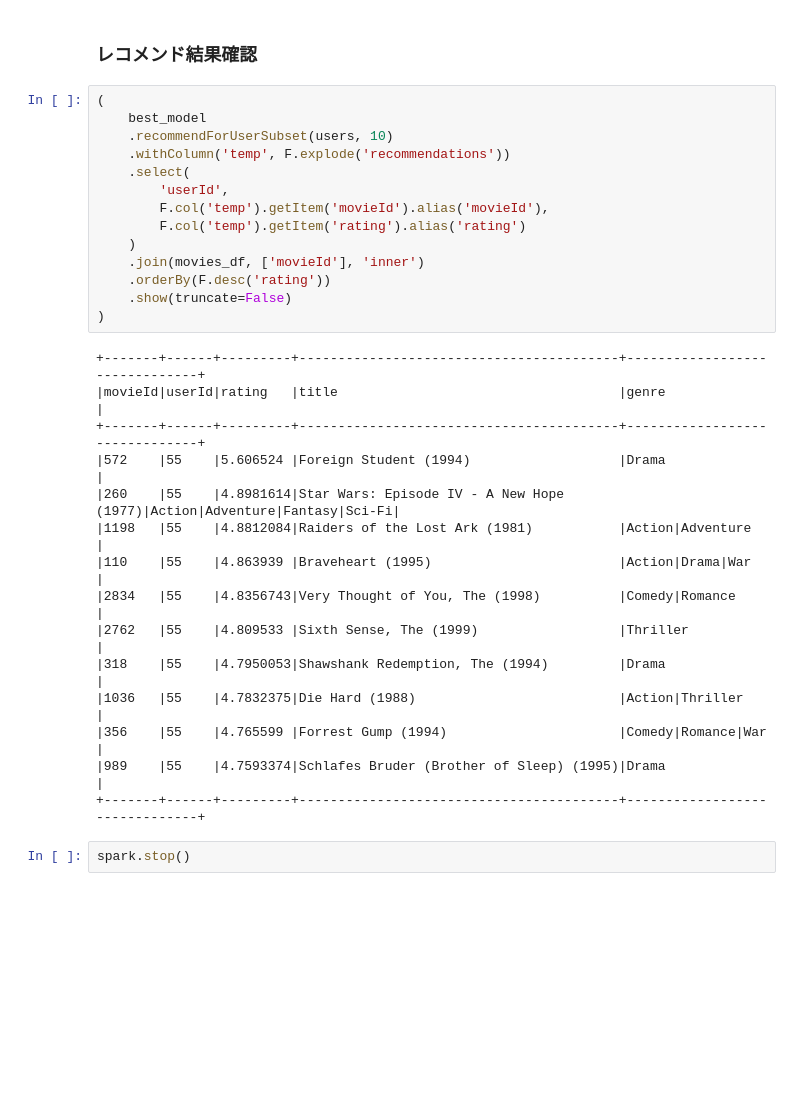
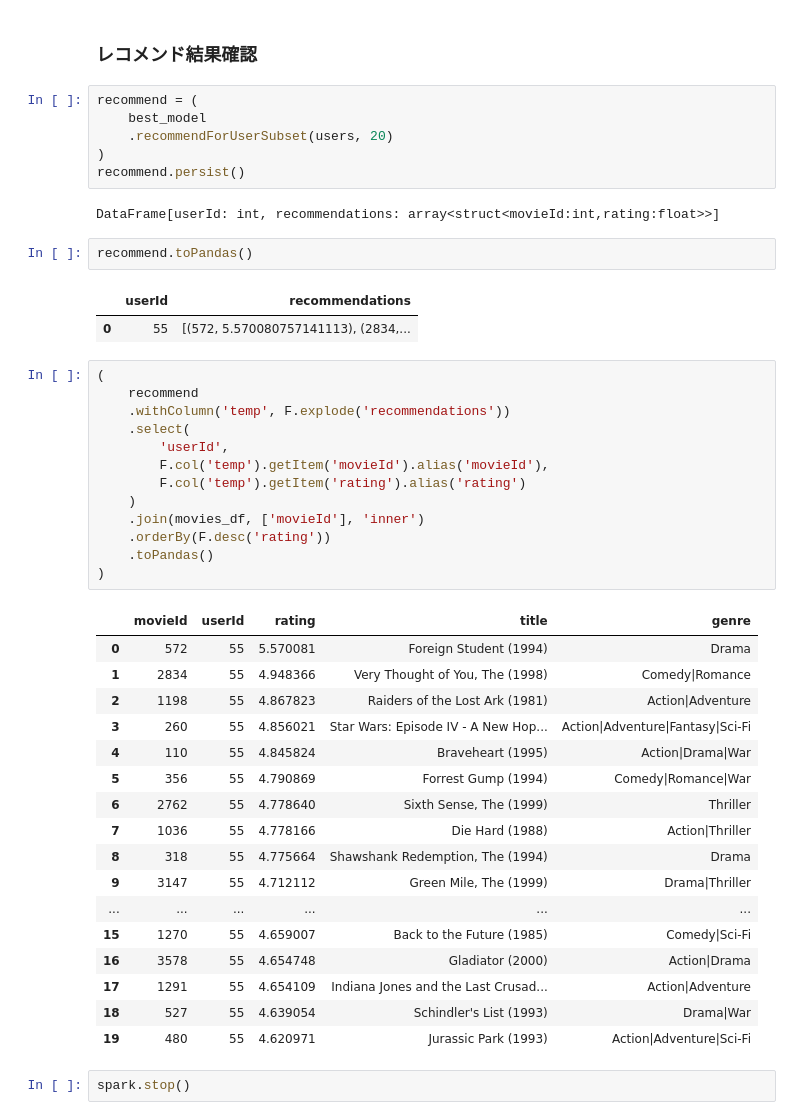
Before and after one commit to KanchiShimono/pyspark-examples-for-spark-on-k8s, a Jupyter notebook: recommendation/movielens_als.ipynb, the cells around one changed output. Drawn from its saved outputs; the diff is of its cells as text; blank space fills up the shorter version.

```diff
--- a/recommendation/movielens_als.ipynb
+++ b/recommendation/movielens_als.ipynb
@@ -267,33 +275,48 @@ users.toPandas()
 # %% [markdown]
 ### レコメンド結果確認
+# %%
+recommend = (
+    best_model
+    .recommendForUserSubset(users, 20)
+)
+recommend.persist()
+# %% [output]
+DataFrame[userId: int, recommendations: array<struct<movieId:int,rating:float>>]
+# %%
+recommend.toPandas()
+# %% [output]
+|  | userId | recommendations |
+| 0 | 55 | [(572, 5.570080757141113), (2834,... |
 # %%
 (
-    best_model
-    .recommendForUserSubset(users, 10)
+    recommend
     .withColumn('temp', F.explode('recommendations'))
     .select(
         'userId',
         F.col('temp').getItem('movieId').alias('movieId'),
         F.col('temp').getItem('rating').alias('rating')
     )
     .join(movies_df, ['movieId'], 'inner')
     .orderBy(F.desc('rating'))
-    .show(truncate=False)
+    .toPandas()
 )
 # %% [output]
-+-------+------+---------+-----------------------------------------+-------------------------------+
-|movieId|userId|rating   |title                                    |genre                          |
-+-------+------+---------+-----------------------------------------+-------------------------------+
-|572    |55    |5.606524 |Foreign Student (1994)                   |Drama                          |
-|260    |55    |4.8981614|Star Wars: Episode IV - A New Hope (1977)|Action|Adventure|Fantasy|Sci-Fi|
-|1198   |55    |4.8812084|Raiders of the Lost Ark (1981)           |Action|Adventure               |
-|110    |55    |4.863939 |Braveheart (1995)                        |Action|Drama|War               |
-|2834   |55    |4.8356743|Very Thought of You, The (1998)          |Comedy|Romance                 |
-|2762   |55    |4.809533 |Sixth Sense, The (1999)                  |Thriller                       |
-|318    |55    |4.7950053|Shawshank Redemption, The (1994)         |Drama                          |
-|1036   |55    |4.7832375|Die Hard (1988)                          |Action|Thriller                |
-|356    |55    |4.765599 |Forrest Gump (1994)                      |Comedy|Romance|War             |
-|989    |55    |4.7593374|Schlafes Bruder (Brother of Sleep) (1995)|Drama                          |
-+-------+------+---------+-----------------------------------------+-------------------------------+
+|  | movieId | userId | rating | title | genre |
+| 0 | 572 | 55 | 5.570081 | Foreign Student (1994) | Drama |
+| 1 | 2834 | 55 | 4.948366 | Very Thought of You, The (1998) | Comedy|Romance |
+| 2 | 1198 | 55 | 4.867823 | Raiders of the Lost Ark (1981) | Action|Adventure |
+| 3 | 260 | 55 | 4.856021 | Star Wars: Episode IV - A New Hop... | Action|Adventure|Fantasy|Sci-Fi |
+| 4 | 110 | 55 | 4.845824 | Braveheart (1995) | Action|Drama|War |
+| 5 | 356 | 55 | 4.790869 | Forrest Gump (1994) | Comedy|Romance|War |
+| 6 | 2762 | 55 | 4.778640 | Sixth Sense, The (1999) | Thriller |
+| 7 | 1036 | 55 | 4.778166 | Die Hard (1988) | Action|Thriller |
+| 8 | 318 | 55 | 4.775664 | Shawshank Redemption, The (1994) | Drama |
+| 9 | 3147 | 55 | 4.712112 | Green Mile, The (1999) | Drama|Thriller |
+| ... | ... | ... | ... | ... | ... |
+| 15 | 1270 | 55 | 4.659007 | Back to the Future (1985) | Comedy|Sci-Fi |
+| 16 | 3578 | 55 | 4.654748 | Gladiator (2000) | Action|Drama |
+| 17 | 1291 | 55 | 4.654109 | Indiana Jones and the Last Crusad... | Action|Adventure |
+| 18 | 527 | 55 | 4.639054 | Schindler's List (1993) | Drama|War |
+| 19 | 480 | 55 | 4.620971 | Jurassic Park (1993) | Action|Adventure|Sci-Fi |
 # %%
 spark.stop()
```
Also changed, not shown: parts of 7 cells of this notebook, 1 other file.
